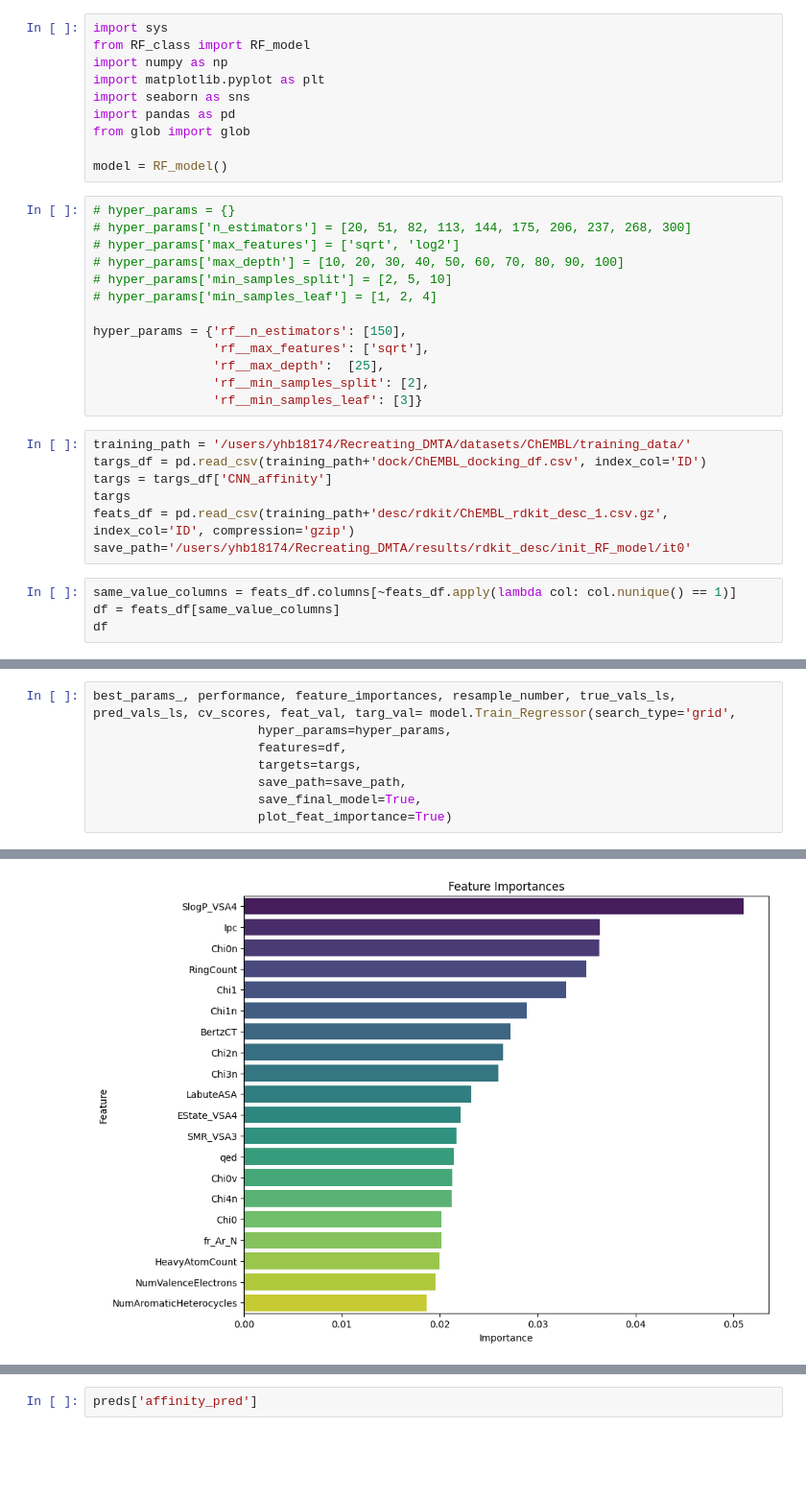
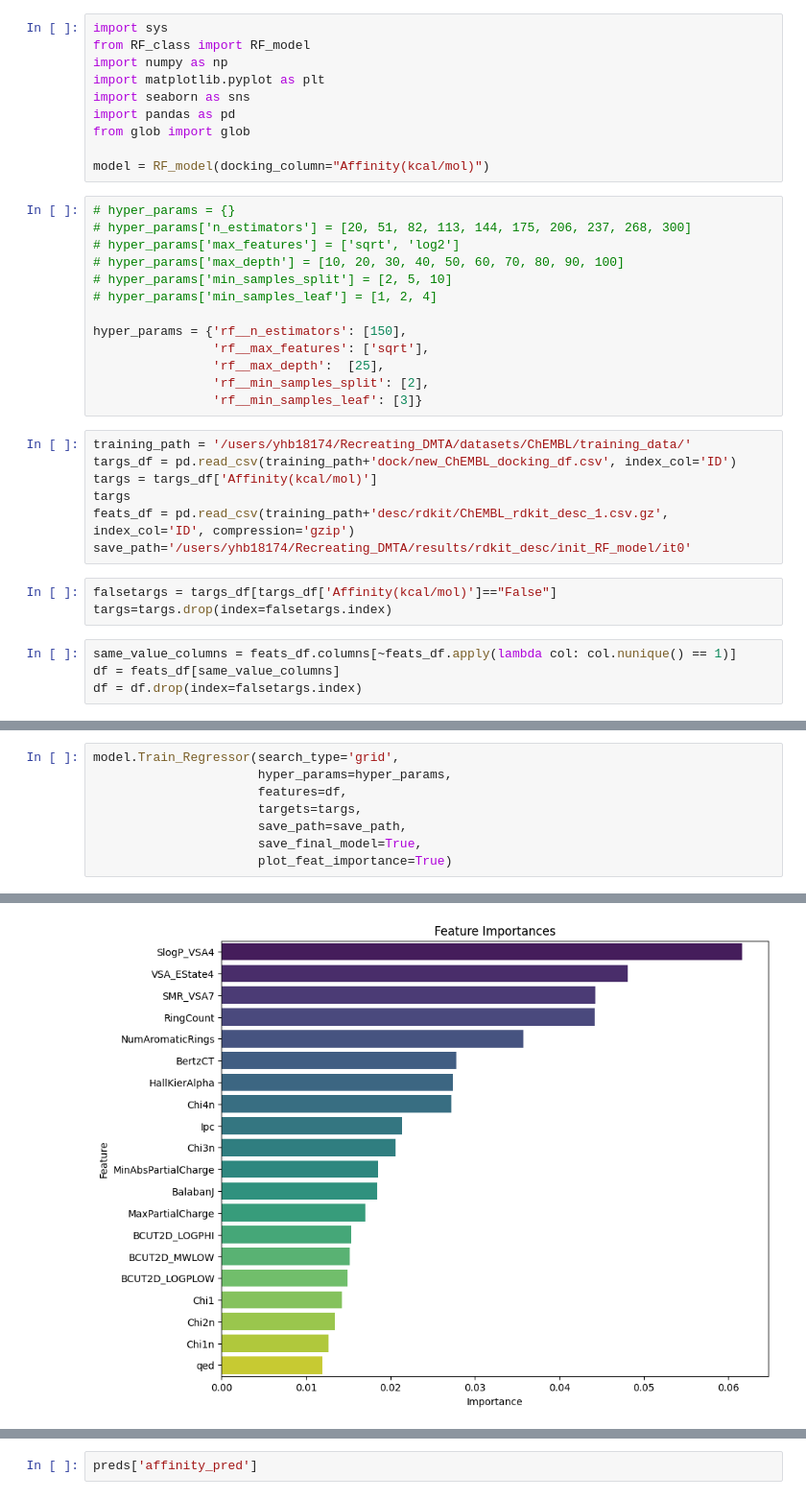
Before and after one commit to yhb18174/Recreating_DMTA, a Jupyter notebook: scripts/models/model_testing.ipynb, the cells around one changed output, grey strips where cells are left out. Shown: that part at 96% size. Drawn from its saved outputs; the diff is of its cells as text; blank space fills up the shorter version.

```diff
--- a/scripts/models/model_testing.ipynb
+++ b/scripts/models/model_testing.ipynb
@@ -7,7 +7,7 @@ import seaborn as sns
 import pandas as pd
 from glob import glob
 
-model = RF_model()
+model = RF_model(docking_column="Affinity(kcal/mol)")
 # %%
 # hyper_params = {}
 # hyper_params['n_estimators'] = [20, 51, 82, 113, 144, 175, 206, 237, 268, 300]
@@ -23,12 +23,15 @@ hyper_params = {'rf__n_estimators': [150],
                 'rf__min_samples_leaf': [3]}
 # %%
 training_path = '/users/yhb18174/Recreating_DMTA/datasets/ChEMBL/training_data/'
-targs_df = pd.read_csv(training_path+'dock/ChEMBL_docking_df.csv', index_col='ID')
-targs = targs_df['CNN_affinity']
+targs_df = pd.read_csv(training_path+'dock/new_ChEMBL_docking_df.csv', index_col='ID')
+targs = targs_df['Affinity(kcal/mol)']
 targs
 feats_df = pd.read_csv(training_path+'desc/rdkit/ChEMBL_rdkit_desc_1.csv.gz', index_col='ID', compression='gzip')
 save_path='/users/yhb18174/Recreating_DMTA/results/rdkit_desc/init_RF_model/it0'
+# %%
+falsetargs = targs_df[targs_df['Affinity(kcal/mol)']=="False"]
+targs=targs.drop(index=falsetargs.index)
 # %%
 same_value_columns = feats_df.columns[~feats_df.apply(lambda col: col.nunique() == 1)]
 df = feats_df[same_value_columns]
-df
+df = df.drop(index=falsetargs.index)
@@ -50,5 +38,5 @@ df
 # %%
-best_params_, performance, feature_importances, resample_number, true_vals_ls, pred_vals_ls, cv_scores, feat_val, targ_val= model.Train_Regressor(search_type='grid',
+model.Train_Regressor(search_type='grid',
                       hyper_params=hyper_params,
                       features=df,
                       targets=targs,
@@ -76 +81 @@ Saving final model to:
-[figure, old version]
+[figure, new version]
```
Also changed, not shown: parts of 7 cells of this notebook, 22 other files.
